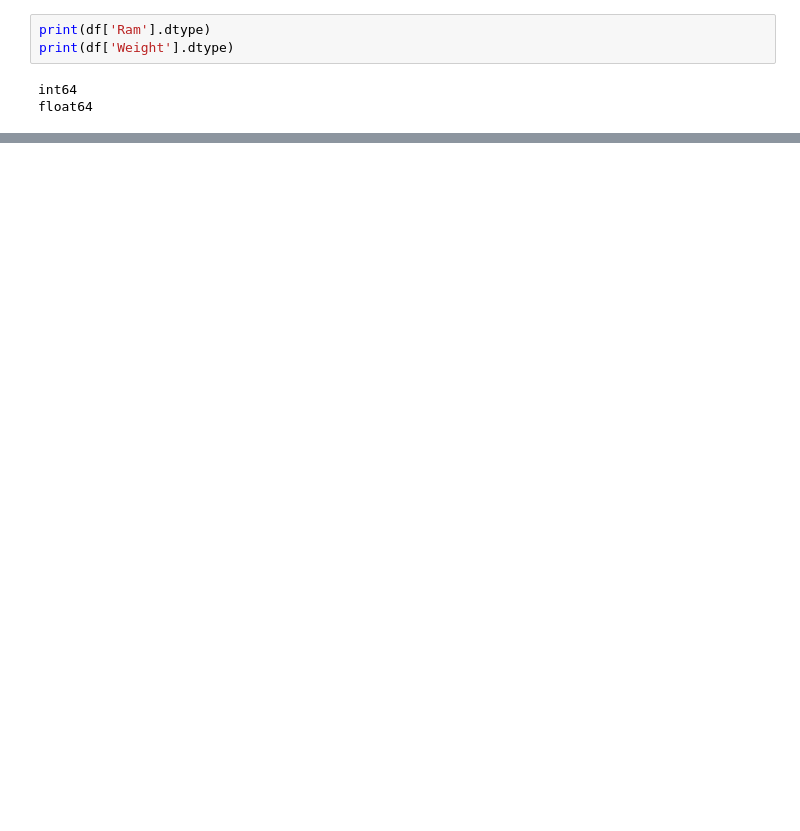
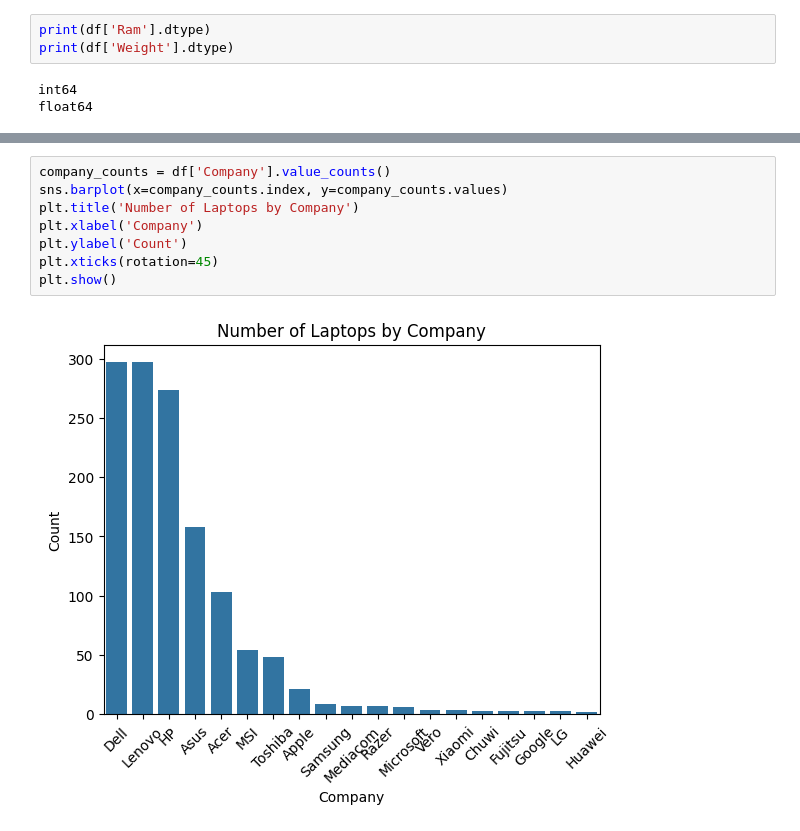
Before and after one commit to AriyaArKa/Laptop-Price-Predictor, a Jupyter notebook: Laptop Price Predictor.ipynb, the cells around one changed output, grey strips where cells are left out. Cells and saved outputs as stored; diff of their text form; blank space fills up the shorter version.

```diff
--- a/Laptop Price Predictor.ipynb
+++ b/Laptop Price Predictor.ipynb
@@ -100,0 +132,10 @@ float64
+# %%
+company_counts = df['Company'].value_counts()
+sns.barplot(x=company_counts.index, y=company_counts.values)
+plt.title('Number of Laptops by Company')
+plt.xlabel('Company')
+plt.ylabel('Count')
+plt.xticks(rotation=45)
+plt.show()
+# %% [output]
+[figure, added]
```
Also changed, not shown: parts of 10 cells of this notebook.
